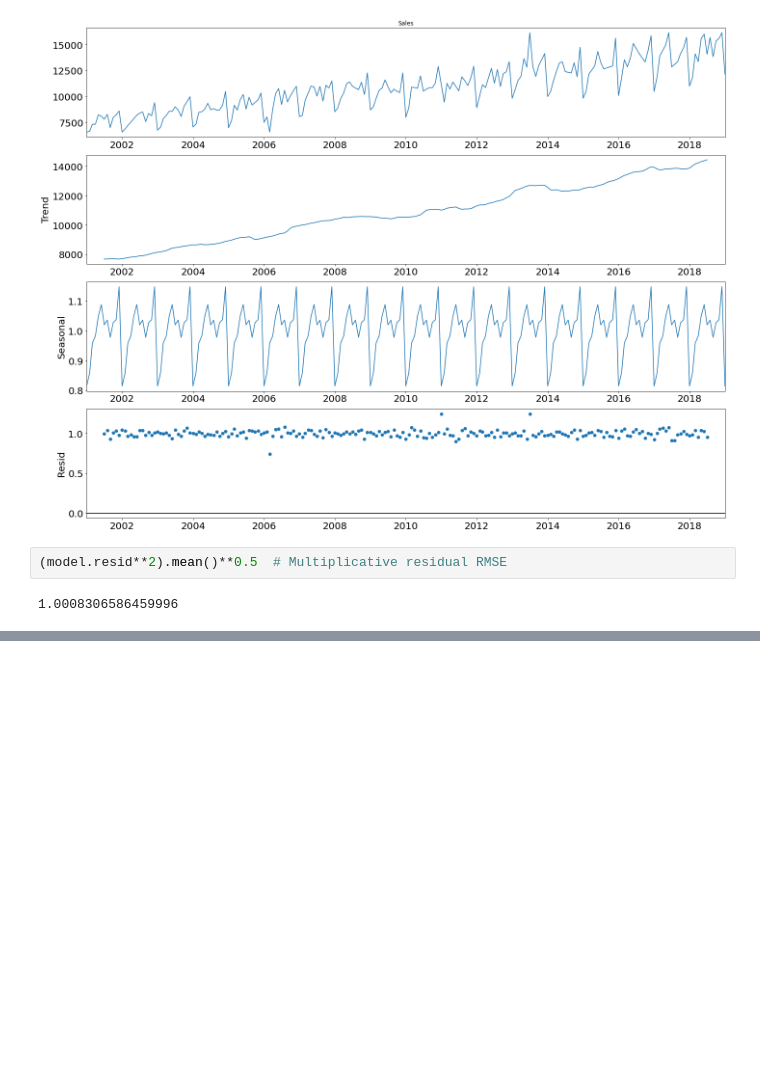
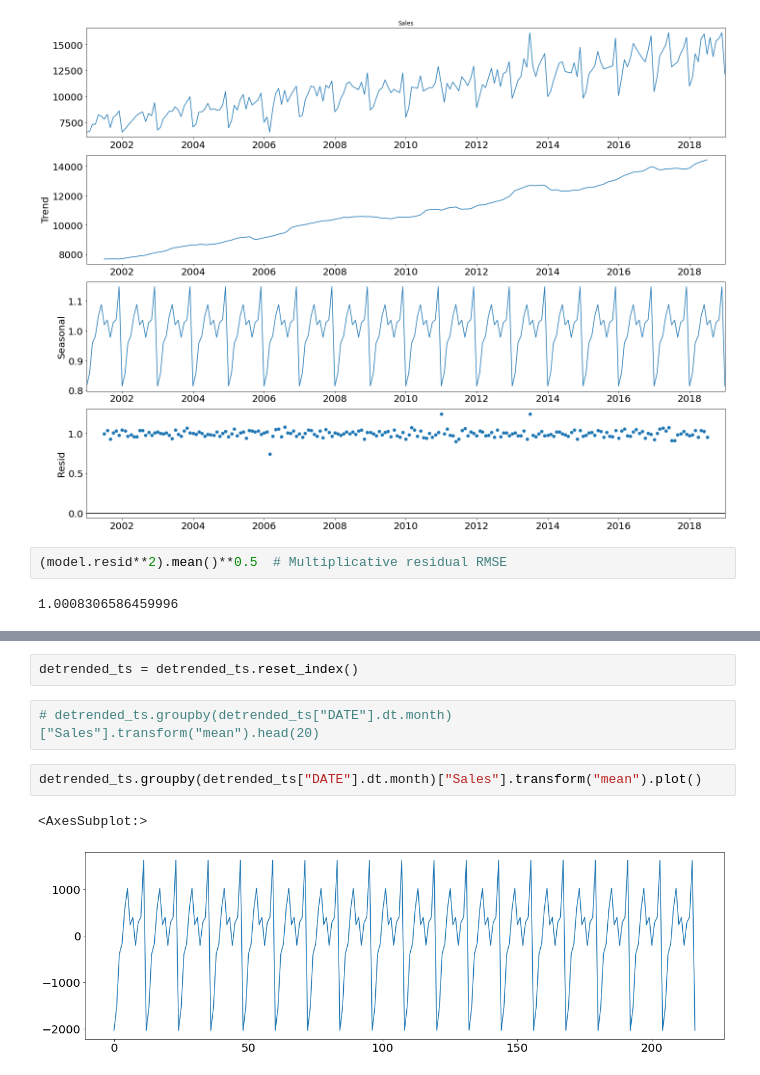
Before and after one commit to 28101991SUNNY/ML2_Unsupervised-Learning, a Jupyter notebook: 10_1_Time Series Analysis 1 .ipynb, the cells around one changed output, grey strips where cells are left out. Cells and saved outputs as stored; diff of their text form; blank space fills up the shorter version.

```diff
--- a/10_1_Time Series Analysis 1 .ipynb
+++ b/10_1_Time Series Analysis 1 .ipynb
@@ -480,0 +657,9 @@ plt.show()
+# %%
+detrended_ts = detrended_ts.reset_index()
+# %%
+# detrended_ts.groupby(detrended_ts["DATE"].dt.month)["Sales"].transform("mean").head(20)
+# %%
+detrended_ts.groupby(detrended_ts["DATE"].dt.month)["Sales"].transform("mean").plot()
+# %% [output]
+<AxesSubplot:>
+[figure, added]
```
Also changed, not shown: parts of 105 cells of this notebook.
